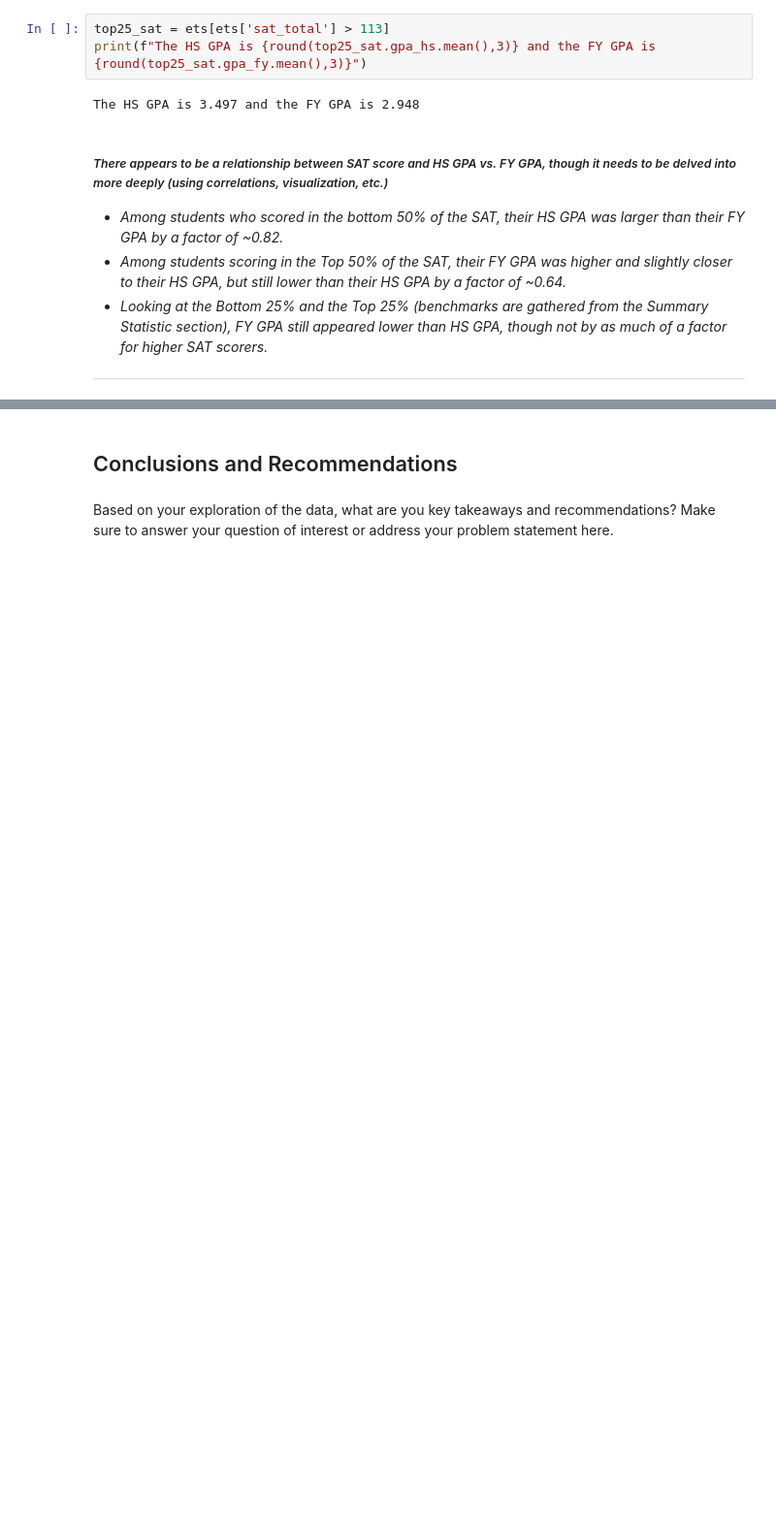
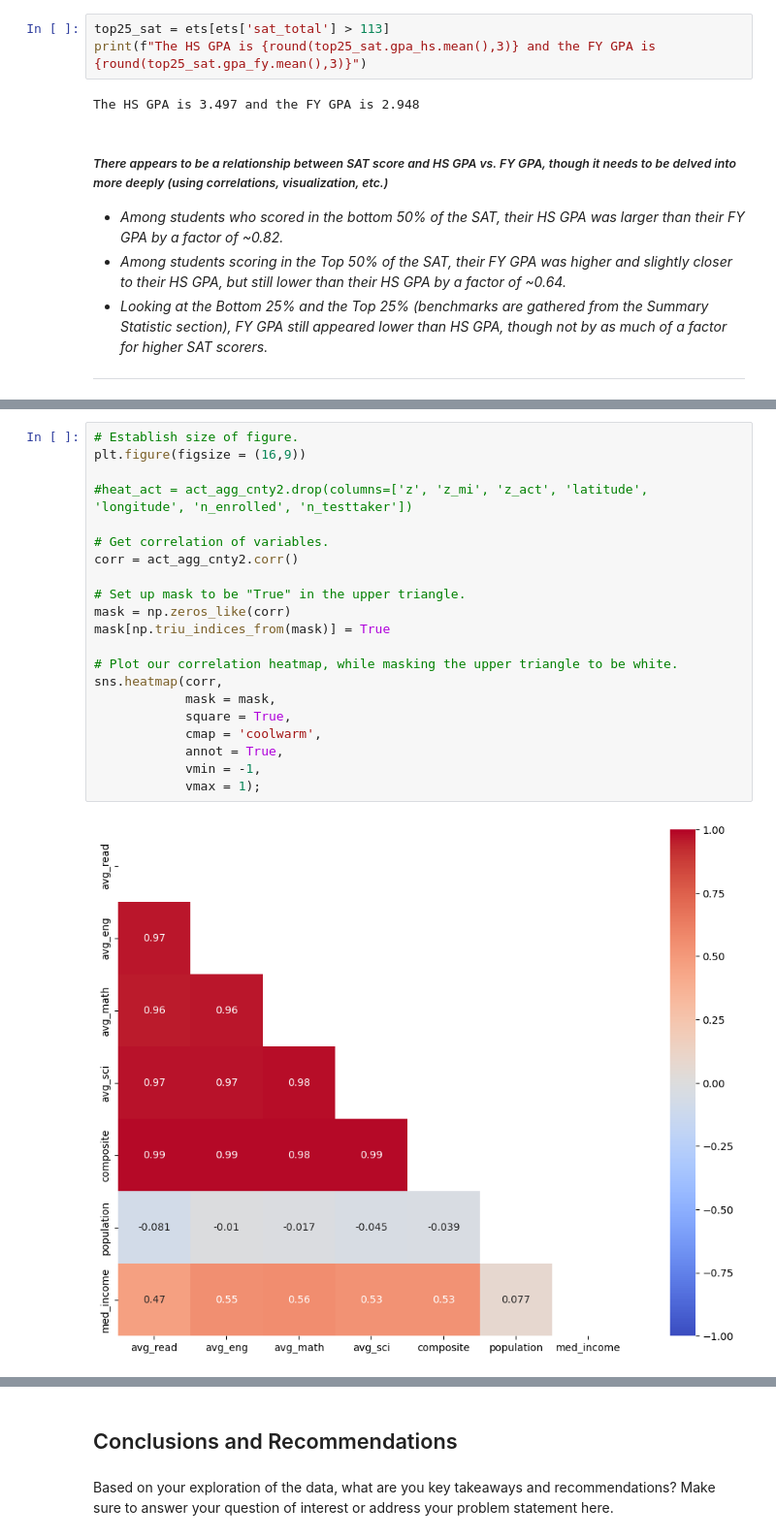
Before and after one commit to farahmalik11/project-1, a Jupyter notebook: code/starter-code.ipynb, the cells around one changed output, grey strips where cells are left out. Shown at 97% size. Saved outputs shown, nothing was run; the diff lists cells and outputs as text; blank space fills up the shorter version.

```diff
--- a/code/starter-code.ipynb
+++ b/code/starter-code.ipynb
@@ -1825,0 +1865,23 @@ Here are some prompts to get you started with visualizations. Feel free to add a
+# %%
+# Establish size of figure.
+plt.figure(figsize = (16,9))
+
+#heat_act = act_agg_cnty2.drop(columns=['z', 'z_mi', 'z_act', 'latitude', 'longitude', 'n_enrolled', 'n_testtaker'])
+
+# Get correlation of variables.
+corr = act_agg_cnty2.corr()
+
+# Set up mask to be "True" in the upper triangle.
+mask = np.zeros_like(corr)
+mask[np.triu_indices_from(mask)] = True
+
+# Plot our correlation heatmap, while masking the upper triangle to be white.
+sns.heatmap(corr,
+            mask = mask,
+            square = True,
+            cmap = 'coolwarm',
+            annot = True,
+            vmin = -1,
+            vmax = 1);
+# %% [output]
+[figure, added]
```
Also changed, not shown: parts of 14 cells of this notebook.
